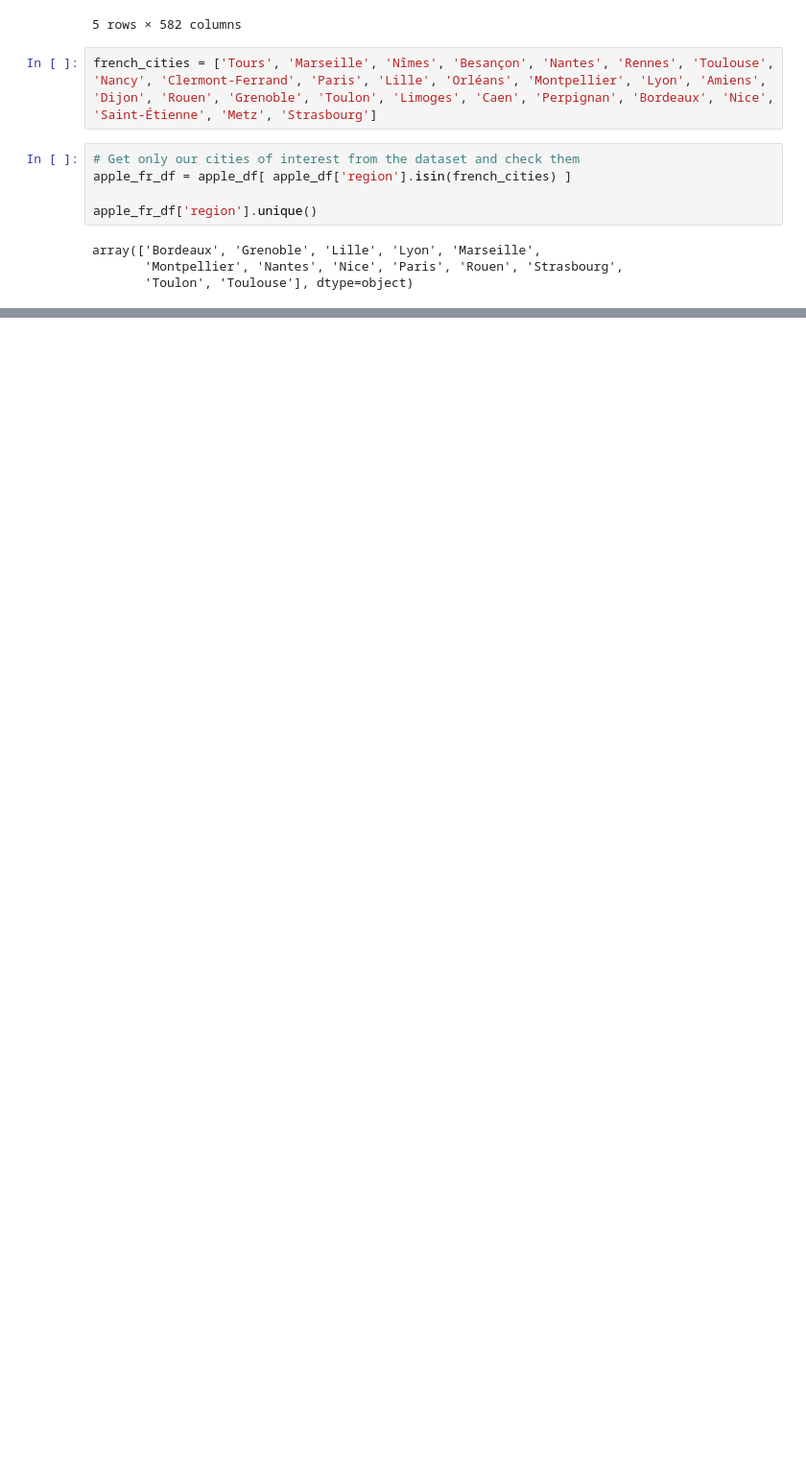
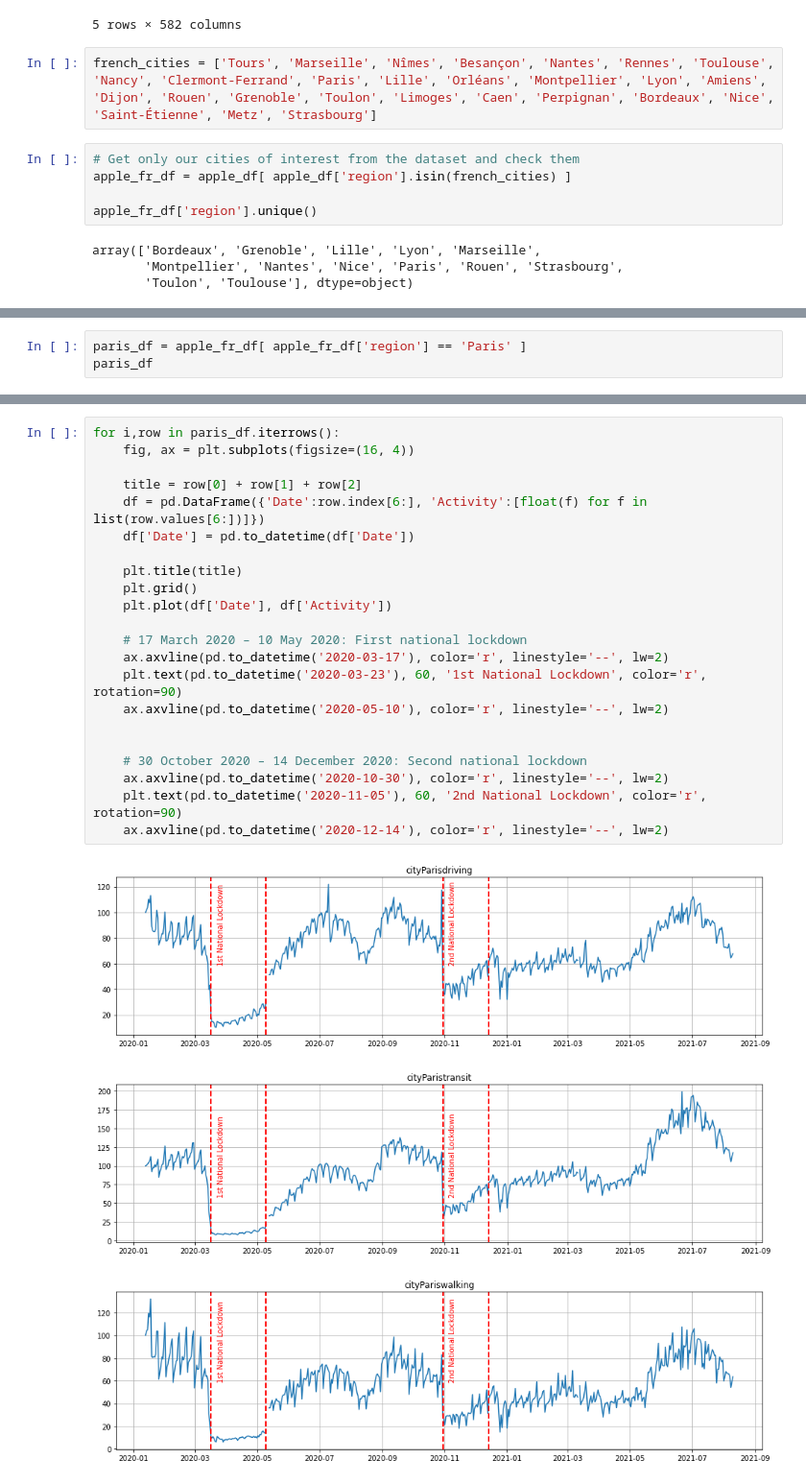
Before and after one commit to OmdenaAI/omdena-france-pollution, a Jupyter notebook: src/tasks/task-1-data-acquisition/task-1a-mobility-data/APPLE_mobility_preprocessing.ipynb, the cells around one changed output, grey strips where cells are left out. Shown: that part at 96% size. Cells and saved outputs as stored; diff of their text form; blank space fills up the shorter version.

Commit message:
Add plot example for Apple Mobility Data

```diff
--- a/src/tasks/task-1-data-acquisition/task-1a-mobility-data/APPLE_mobility_preprocessing.ipynb
+++ b/src/tasks/task-1-data-acquisition/task-1a-mobility-data/APPLE_mobility_preprocessing.ipynb
@@ -36,0 +40,3 @@ apple_fr_df.to_csv("/content/gdrive/MyDrive/Omdena/Official Folder/Data/Apple_Mo
+# %%
+paris_df = apple_fr_df[ apple_fr_df['region'] == 'Paris' ]
+paris_df
@@ -36,0 +49,26 @@ apple_fr_df.to_csv("/content/gdrive/MyDrive/Omdena/Official Folder/Data/Apple_Mo
+# %%
+for i,row in paris_df.iterrows():
+    fig, ax = plt.subplots(figsize=(16, 4))
+
+    title = row[0] + row[1] + row[2]
+    df = pd.DataFrame({'Date':row.index[6:], 'Activity':[float(f) for f in list(row.values[6:])]})
+    df['Date'] = pd.to_datetime(df['Date'])
+
+    plt.title(title)
+    plt.grid()
+    plt.plot(df['Date'], df['Activity'])
+
+    # 17 March 2020 – 10 May 2020: First national lockdown
+    ax.axvline(pd.to_datetime('2020-03-17'), color='r', linestyle='--', lw=2)
+    plt.text(pd.to_datetime('2020-03-23'), 60, '1st National Lockdown', color='r', rotation=90)
+    ax.axvline(pd.to_datetime('2020-05-10'), color='r', linestyle='--', lw=2)
+
+
+    # 30 October 2020 – 14 December 2020: Second national lockdown
+    ax.axvline(pd.to_datetime('2020-10-30'), color='r', linestyle='--', lw=2)
+    plt.text(pd.to_datetime('2020-11-05'), 60, '2nd National Lockdown', color='r', rotation=90)
+    ax.axvline(pd.to_datetime('2020-12-14'), color='r', linestyle='--', lw=2)
+# %% [output]
+[figure, added]
+[figure, added]
+[figure, added]
```
Also changed, not shown: parts of 3 cells of this notebook.
